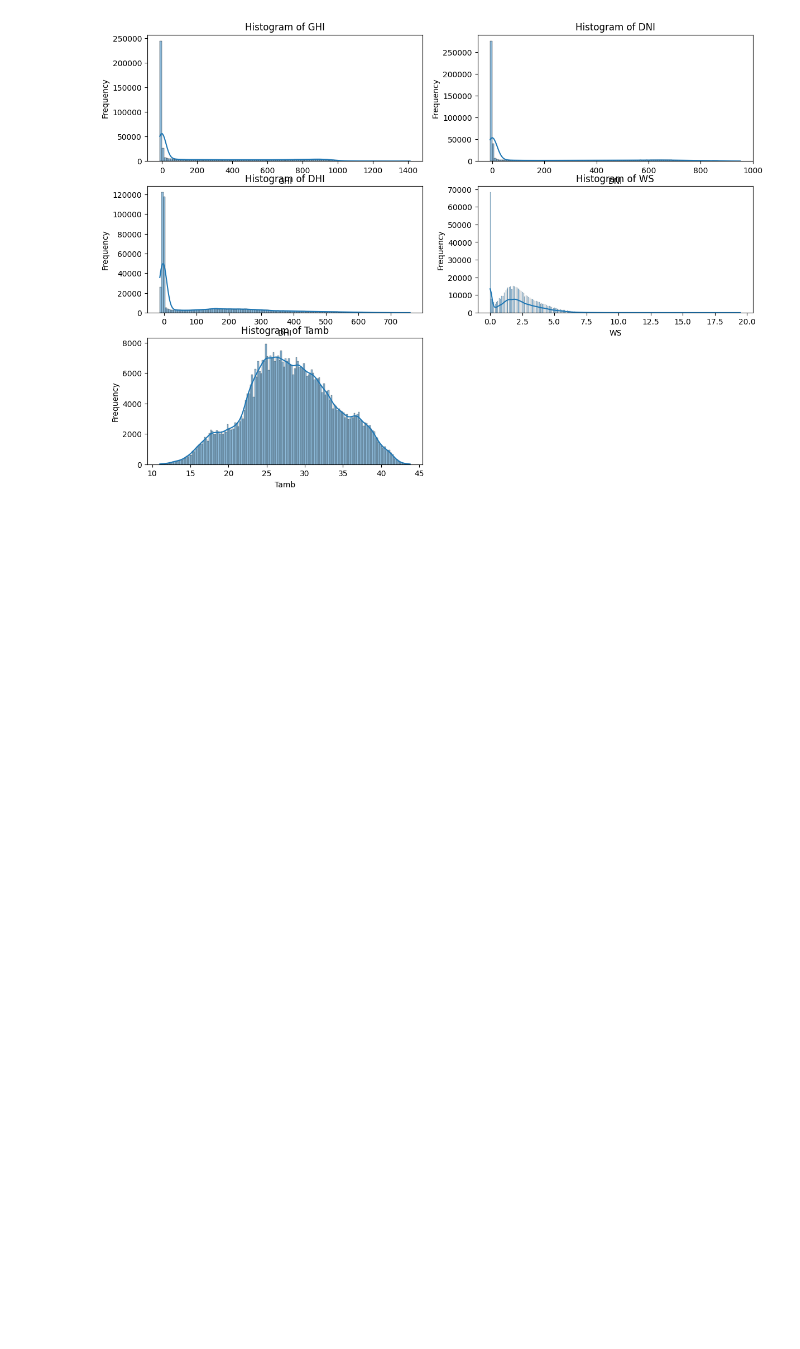
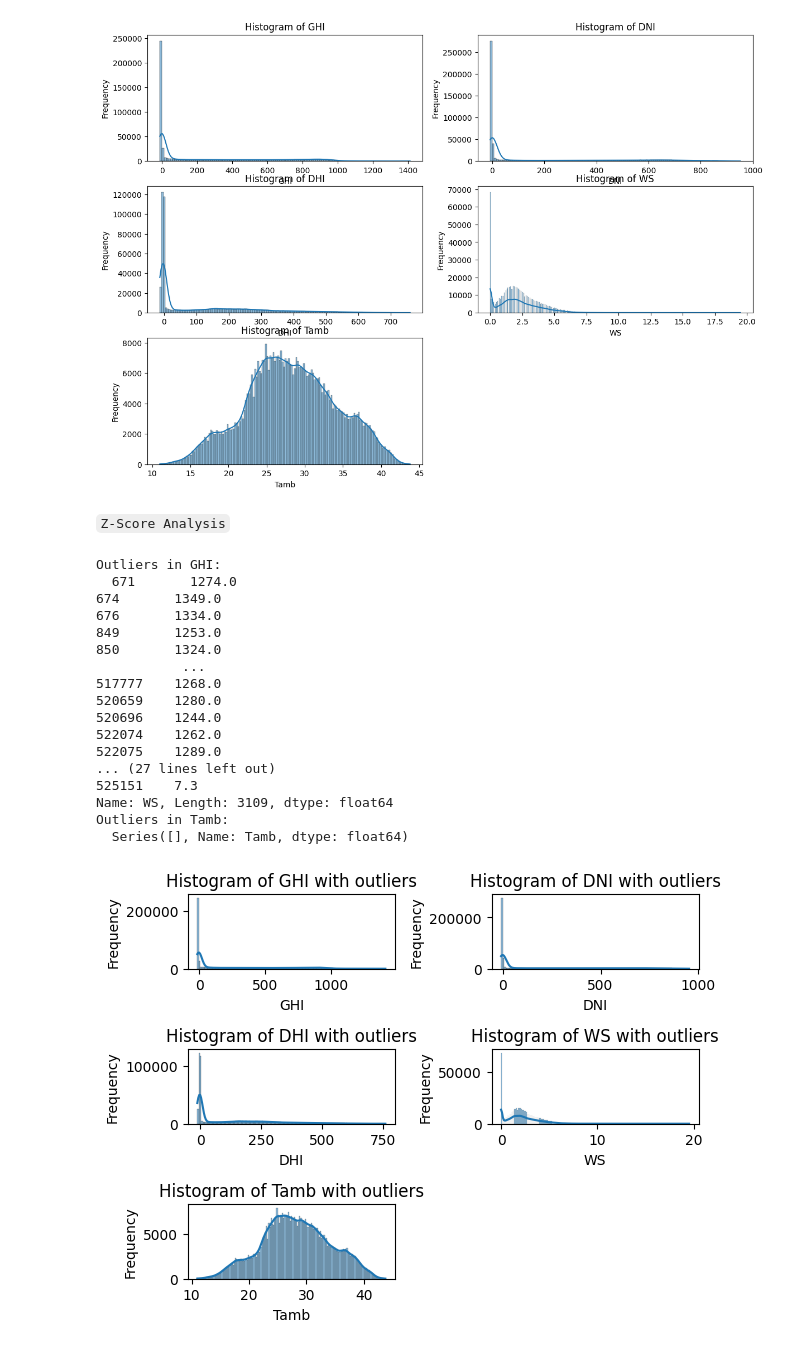
Before and after one commit to teddyhabtamu/Kifiya-AIM, a Jupyter notebook: notebooks/EDA_for_benin_malanville.ipynb, the cells around one changed output. Drawn from its saved outputs; the diff is of its cells as text; code cells hidden in the pictures; blank space fills up the shorter version.

Commit message:
Perform Z-Score Analysis on Data-1

```diff
--- a/notebooks/EDA_for_benin_malanville.ipynb
+++ b/notebooks/EDA_for_benin_malanville.ipynb
@@ -248,3 +248,42 @@ for i, variable in enumerate(variables, 1):
   plt.ylabel('Frequency')
 # %% [output]
 [figure]
+# %% [markdown]
+`Z-Score Analysis`
+# %%
+from scipy.stats import zscore
+z_scores= data[variables].apply(zscore)
+
+outliers = (z_scores > 3) | (z_scores < -3)
+
+for variable in variables:
+  print(f"Outliers in {variable}:\n ", data[variable][outliers[variable]])
+
+for i, variable in enumerate(variables, 1):
+  plt.subplot(3, 2, i)
+  sns.histplot(data[variable], kde=True)
+  plt.title(f"Histogram of {variable} with outliers")
+  plt.xlabel(variable)
+  plt.ylabel('Frequency')
+
+plt.tight_layout()
+plt.show()
+# %% [output]
+Outliers in GHI:
+  671       1274.0
+674       1349.0
+676       1334.0
+849       1253.0
+850       1324.0
+           ...
+517777    1268.0
+520659    1280.0
+520696    1244.0
+522074    1262.0
+522075    1289.0
+... (27 lines left out)
+525151    7.3
+Name: WS, Length: 3109, dtype: float64
+Outliers in Tamb:
+  Series([], Name: Tamb, dtype: float64)
+[figure, added]
```
